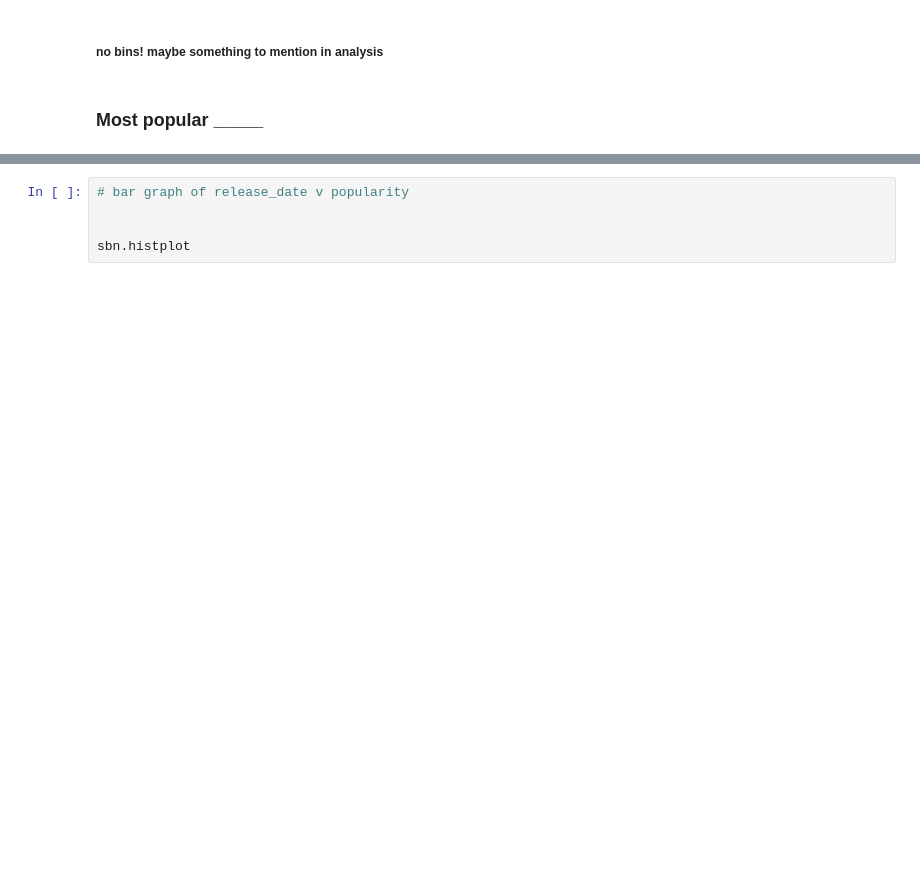
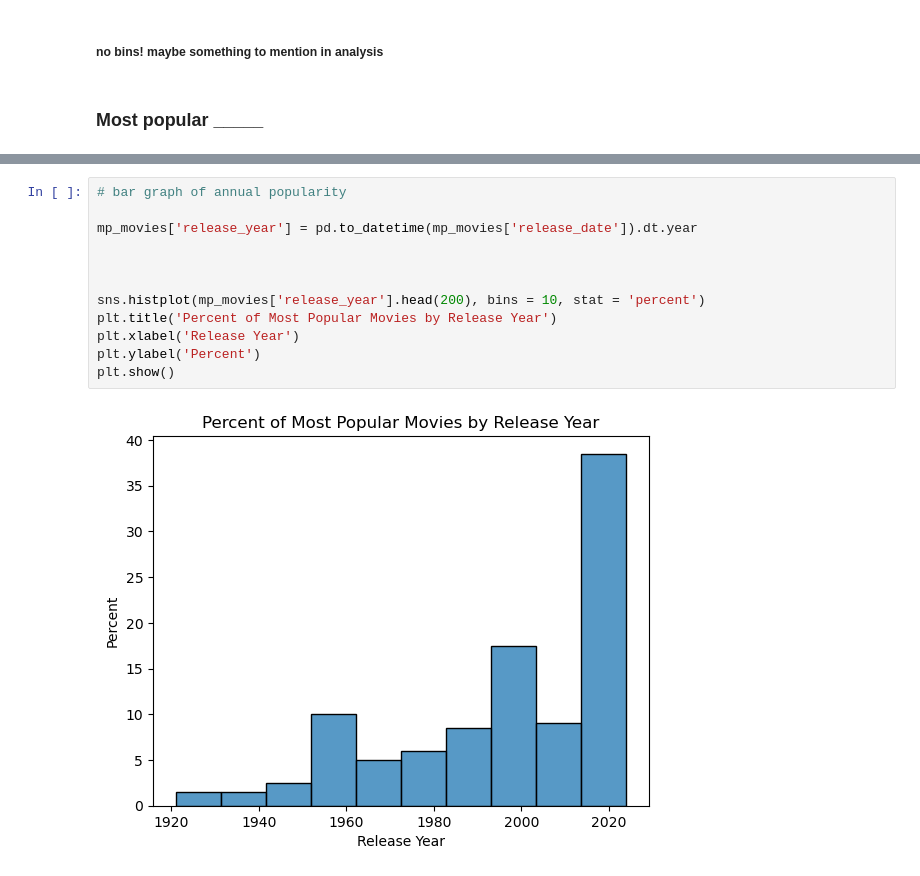
Before and after one commit to ndcarlos/top-movies, a Jupyter notebook: top-movies.202410.ipynb, the cells around one changed output, grey strips where cells are left out. Drawn from its saved outputs; the diff is of its cells as text; blank space fills up the shorter version.

```diff
--- a/top-movies.202410.ipynb
+++ b/top-movies.202410.ipynb
@@ -120,7 +130,16 @@ mp_movies.head(10)
 | 28 | 28 | 496243 | Parasite | All unemployed, Ki-taek's family ... | 2019-05-30 | 103.416 | 8.507 | 17981 |
 | 29 | 29 | 497 | The Green Mile | A supernatural tale set on death ... | 1999-12-10 | 97.284 | 8.507 | 17182 |
 # %%
-# bar graph of release_date v popularity
+# bar graph of annual popularity
+
+mp_movies['release_year'] = pd.to_datetime(mp_movies['release_date']).dt.year
 
 
-sbn.histplot
+
+sns.histplot(mp_movies['release_year'].head(200), bins = 10, stat = 'percent')
+plt.title('Percent of Most Popular Movies by Release Year')
+plt.xlabel('Release Year')
+plt.ylabel('Percent')
+plt.show()
+# %% [output]
+[figure, added]
```
Also changed, not shown: parts of 3 cells of this notebook.
